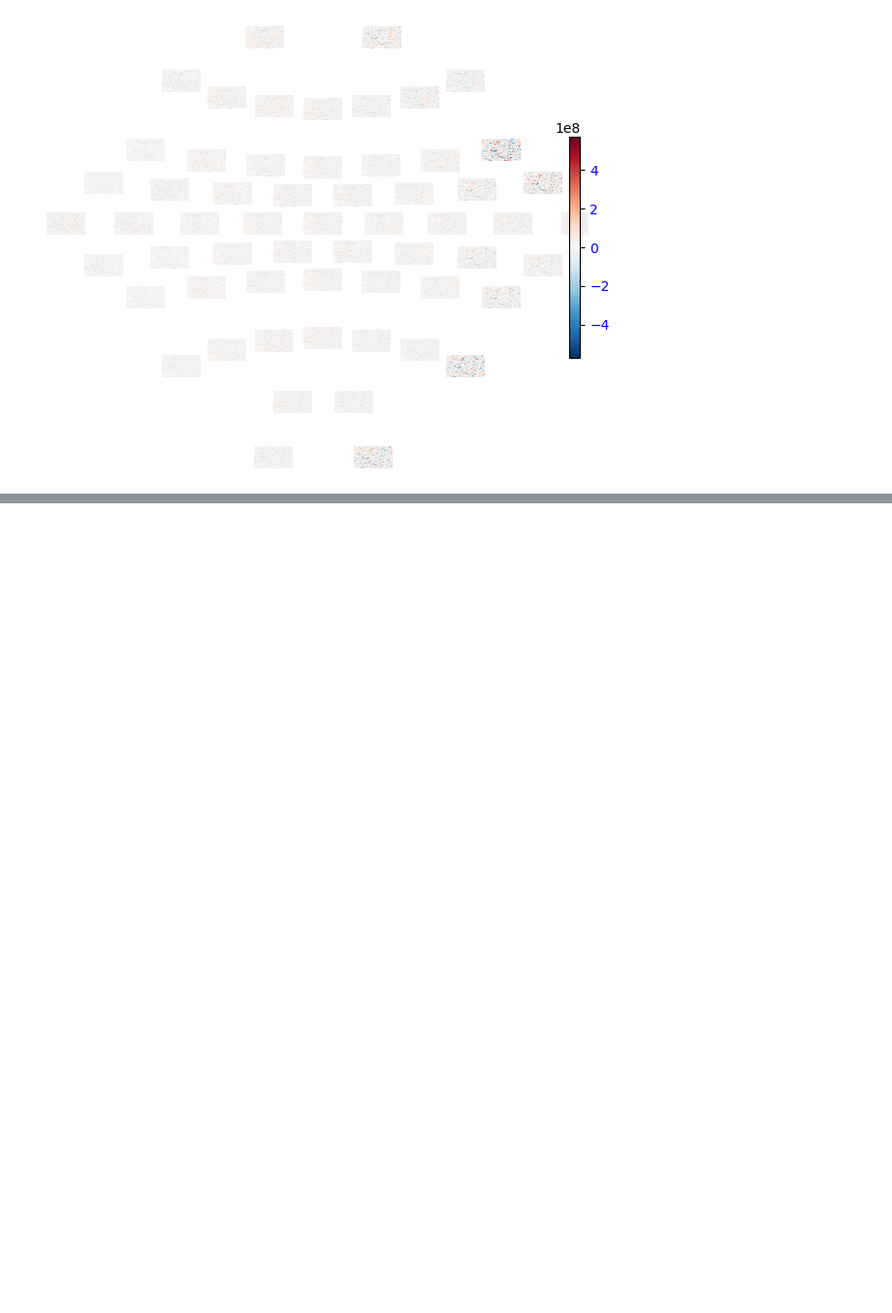
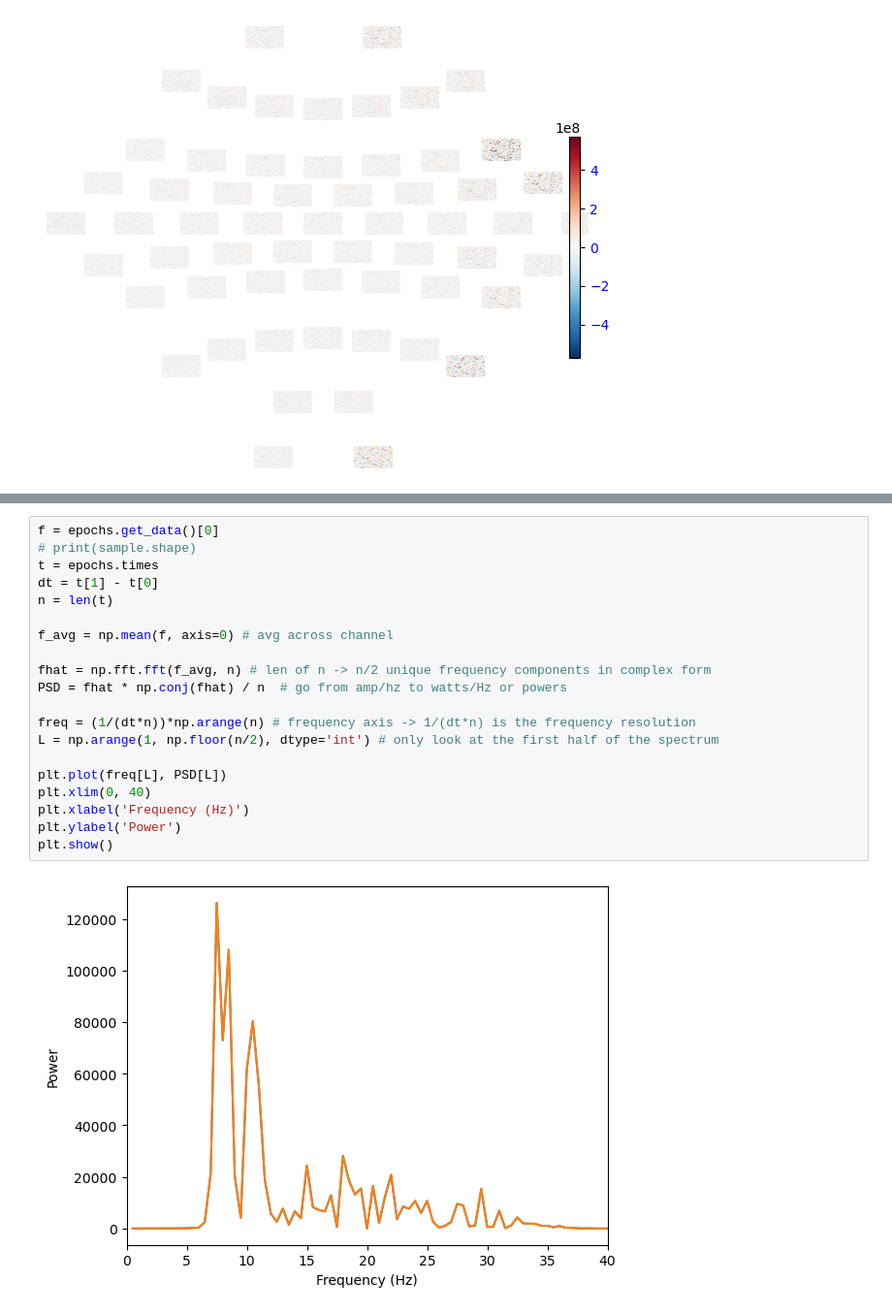
Before and after one commit to anmutechsupport/Energy-Efficient-Decoding-of-EEG-Motor-Imagery-using-Spiking-Legendre-Memory-Units, a Jupyter notebook: preprocessing.ipynb, the cells around one changed output, grey strips where cells are left out. Shown: that part at 97% size. Drawn from its saved outputs; the diff is of its cells as text; blank space fills up the shorter version.

```diff
--- a/preprocessing.ipynb
+++ b/preprocessing.ipynb
@@ -337,0 +366,22 @@ epochs.plot_topo_image(layout=layout,
+# %%
+f = epochs.get_data()[0]
+# print(sample.shape)
+t = epochs.times
+dt = t[1] - t[0]
+n = len(t)
+
+f_avg = np.mean(f, axis=0) # avg across channel
+
+fhat = np.fft.fft(f_avg, n) # len of n -> n/2 unique frequency components in complex form
+PSD = fhat * np.conj(fhat) / n  # go from amp/hz to watts/Hz or powers
+
+freq = (1/(dt*n))*np.arange(n) # frequency axis -> 1/(dt*n) is the frequency resolution
+L = np.arange(1, np.floor(n/2), dtype='int') # only look at the first half of the spectrum
+
+plt.plot(freq[L], PSD[L])
+plt.xlim(0, 40)
+plt.xlabel('Frequency (Hz)')
+plt.ylabel('Power')
+plt.show()
+# %% [output]
+[figure, added]
```
Also changed, not shown: parts of 12 cells of this notebook.
